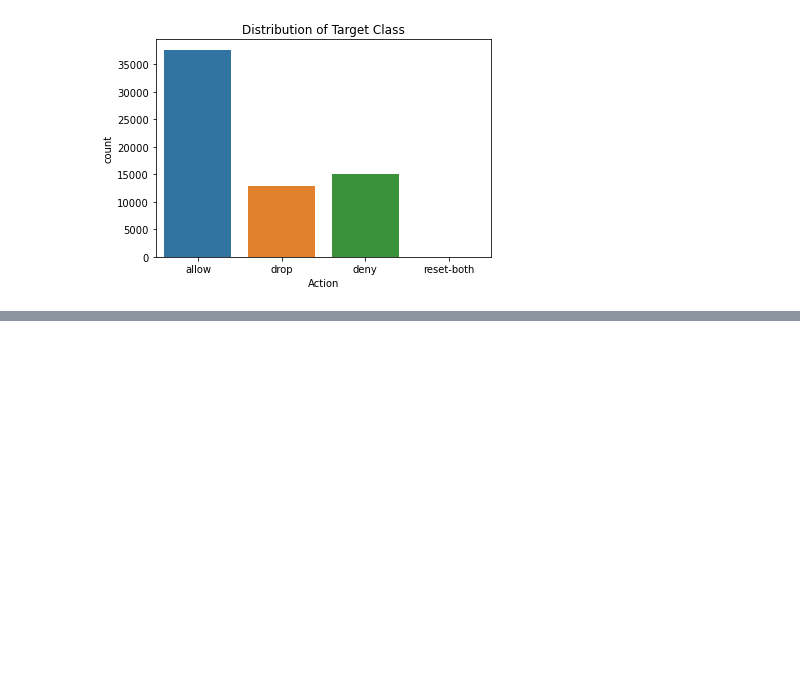
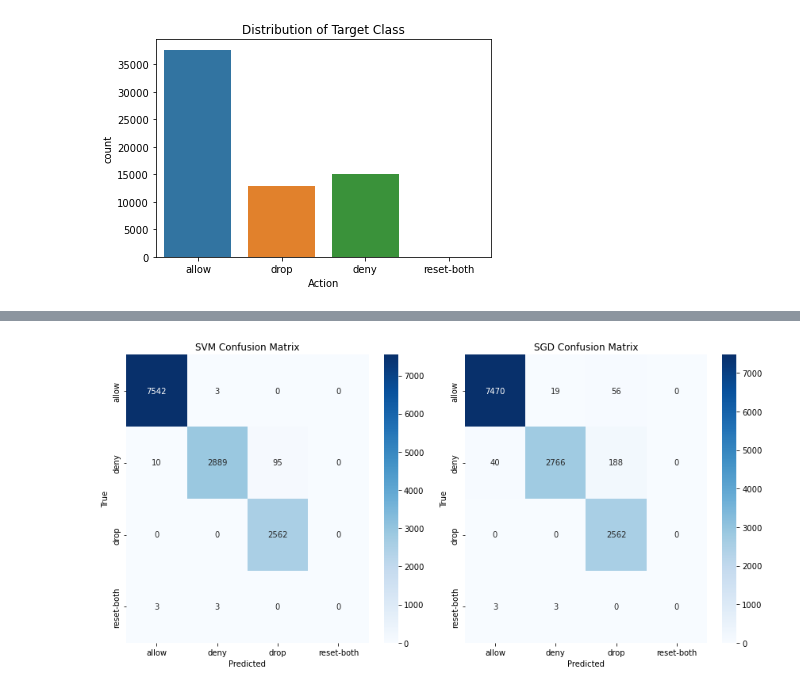
Before and after one commit to ReuvenDerner/MSDS_QuantifyingTheWorld, a Jupyter notebook: Case Study Five.ipynb, the cells around one changed output, grey strips where cells are left out. Cells and saved outputs as stored; diff of their text form; code cells hidden in the pictures; blank space fills up the shorter version.

```diff
--- a/Case Study Five.ipynb
+++ b/Case Study Five.ipynb
@@ -186,0 +252,8 @@ SGD Predicted Class Counts: Counter({'allow': 7310, 'drop': 2919, 'deny': 2878})
+# %%
+# Predictions
+svm_predictions = svm_model.predict(X_test)
+sgd_predictions = sgd_model.predict(X_test)
+
+# Calculate accuracy
+svm_accuracy = accuracy_score(y_test, svm_predictions)
+sgd_accuracy = accuracy_score(y_test, sgd_predictions)
@@ -186,0 +289,24 @@ SGD Predicted Class Counts: Counter({'allow': 7310, 'drop': 2919, 'deny': 2878})
+# %%
+
+# Create and plot a confusion matrix
+svm_cm = confusion_matrix(y_test, svm_predictions)
+sgd_cm = confusion_matrix(y_test, sgd_predictions)
+
+plt.figure(figsize=(12, 6))
+
+plt.subplot(1, 2, 1)
+sns.heatmap(svm_cm, annot=True, fmt='d', cmap='Blues', xticklabels=label_encoder.classes_, yticklabels=label_encoder.classes_)
+plt.xlabel('Predicted')
+plt.ylabel('True')
+plt.title('SVM Confusion Matrix')
+
+plt.subplot(1, 2, 2)
+sns.heatmap(sgd_cm, annot=True, fmt='d', cmap='Blues', xticklabels=label_encoder.classes_, yticklabels=label_encoder.classes_)
+plt.xlabel('Predicted')
+plt.ylabel('True')
+plt.title('SGD Confusion Matrix')
+
+plt.tight_layout()
+plt.show()
+# %% [output]
+[figure, added]
```
Also changed, not shown: parts of 33 cells of this notebook.
